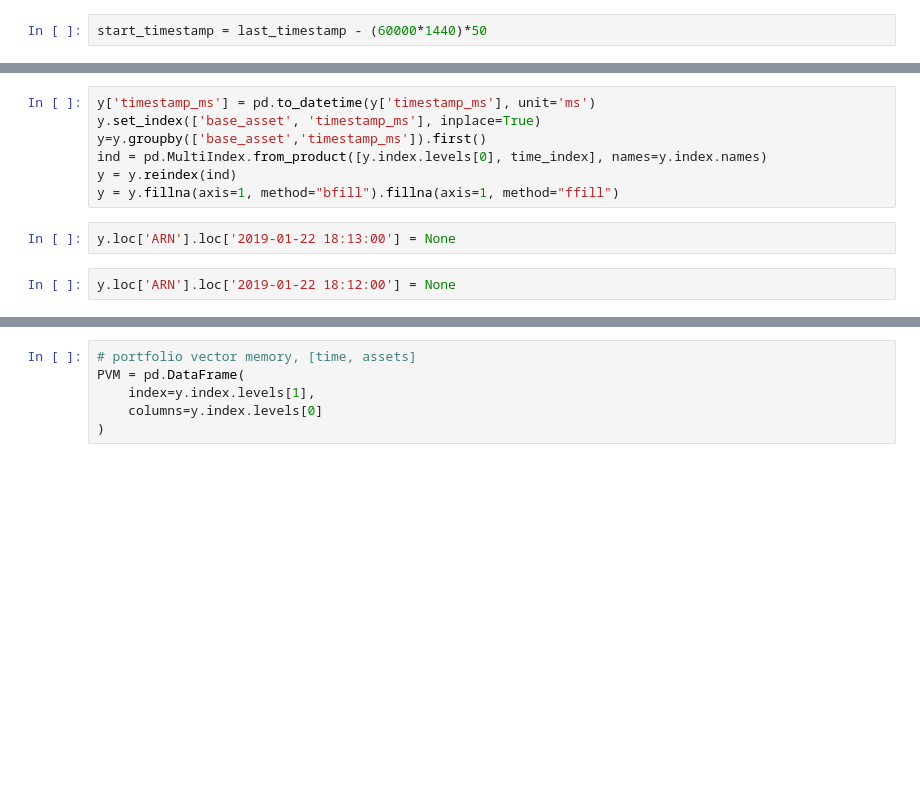
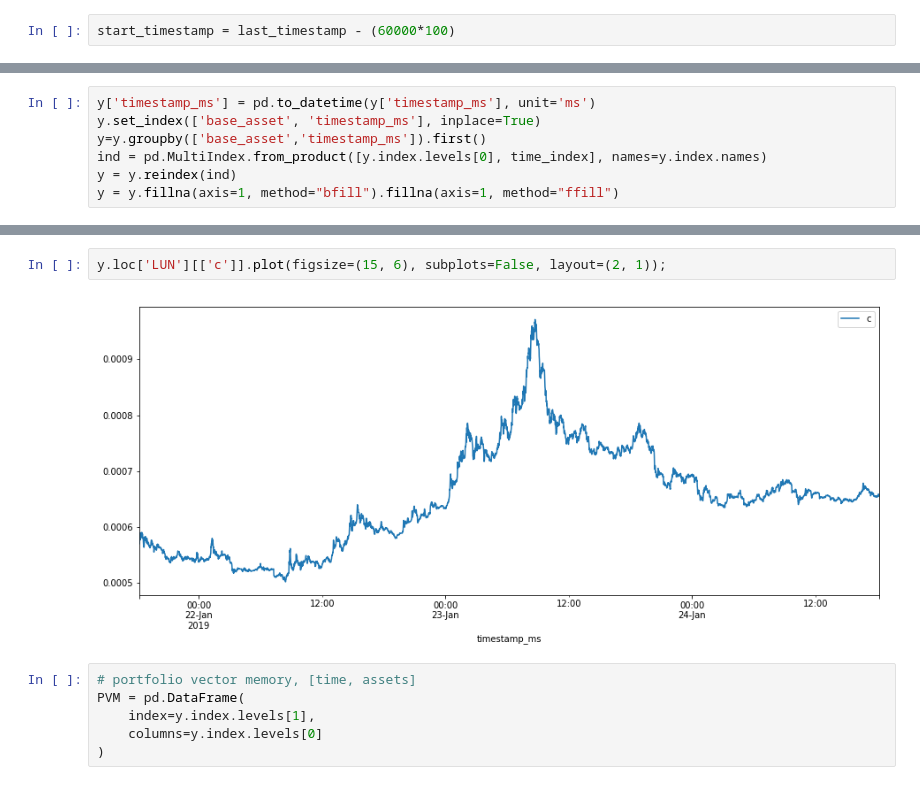
Before and after one commit to bradkyle/PGPortfolio, a Jupyter notebook: notebooks/FullTraining.ipynb, the cells around one changed output, grey strips where cells are left out. Cells and saved outputs as stored; diff of their text form; blank space fills up the shorter version.

```diff
--- a/notebooks/FullTraining.ipynb
+++ b/notebooks/FullTraining.ipynb
@@ -54,4 +54,4 @@ end_timestamp = first_timestamp + (60000*1440)
 # %%
 last_timestamp = last_timestamp - (60000*1440)
 # %%
-start_timestamp = last_timestamp - (60000*1440)*50
+start_timestamp = last_timestamp - (60000*100)
@@ -127,7 +109,3 @@ y=y.groupby(['base_asset','timestamp_ms']).first()
 ind = pd.MultiIndex.from_product([y.index.levels[0], time_index], names=y.index.names)
 y = y.reindex(ind)
 y = y.fillna(axis=1, method="bfill").fillna(axis=1, method="ffill")
-# %%
-y.loc['ARN'].loc['2019-01-22 18:13:00'] = None
-# %%
-y.loc['ARN'].loc['2019-01-22 18:12:00'] = None
@@ -187,3 +141,7 @@ arr[:, :, 50:50+90+1].shape
+# %%
+y.loc['LUN'][['c']].plot(figsize=(15, 6), subplots=False, layout=(2, 1));
+# %% [output]
+[figure, added]
 # %%
 # portfolio vector memory, [time, assets]
 PVM = pd.DataFrame(
```
Also changed, not shown: parts of 16 cells of this notebook, 13 other files.
